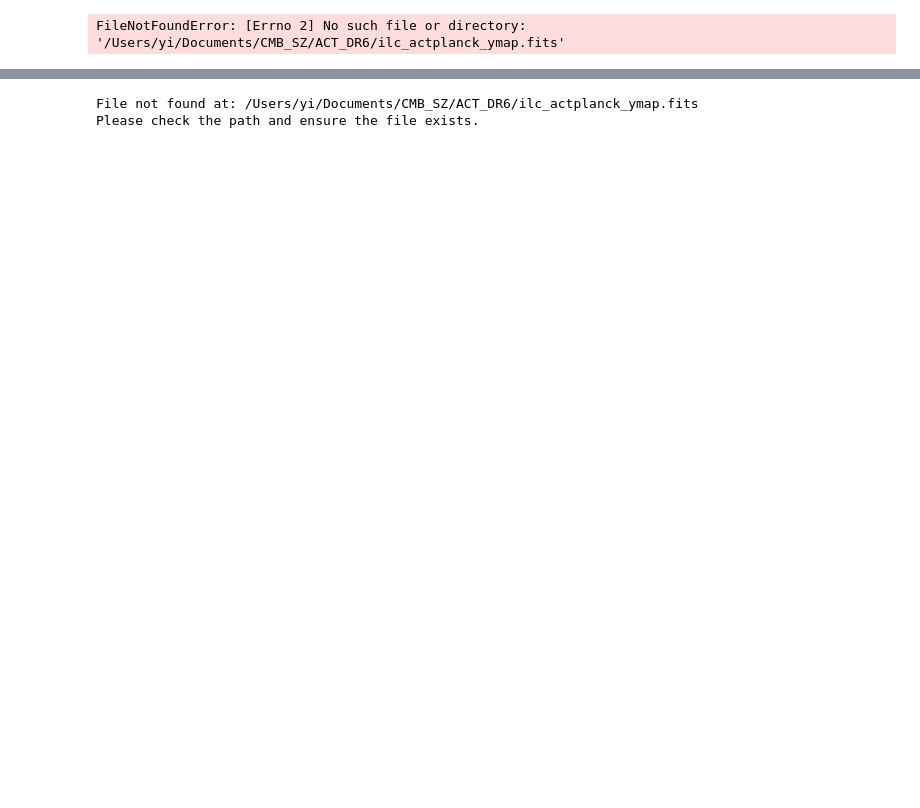
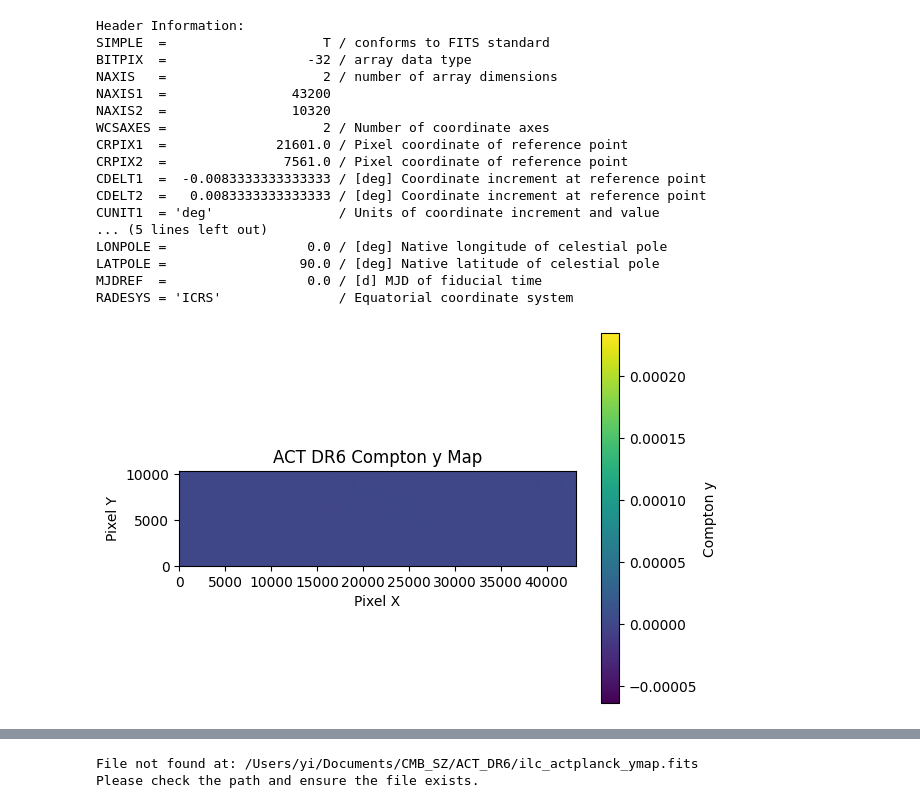
Before and after one commit to EntropYii/ACTxDESI, a Jupyter notebook: ACT_DR6_comptonY.ipynb, the cells around one changed output, grey strips where cells are left out. Cells and saved outputs as stored; diff of their text form; code cells hidden in the pictures; blank space fills up the shorter version.

```diff
--- a/ACT_DR6_comptonY.ipynb
+++ b/ACT_DR6_comptonY.ipynb
@@ -1,25 +1,42 @@
 # %%
 from astropy.io import fits
 import matplotlib.pyplot as plt
 
 Home = "/Users/yi/Documents/CMB_SZ"
 # Load the FITS file
-filename = Home + '/ACT_DR6/ilc_actplanck_ymap.fits'
+filename = Home + '/ymap/ilc_actplanck_ymap.fits'
 with fits.open(filename) as hdul:
     # Print header information
     header = hdul[0].header
     print("Header Information:")
     print(repr(header))
 
     # Load the data from the primary HDU (Header Data Unit)
     data = hdul[0].data
 
 # Plot the data
 plt.imshow(data, origin='lower', cmap='viridis')
 plt.colorbar(label='Compton y')
 plt.xlabel('Pixel X')
 plt.ylabel('Pixel Y')
 plt.title('ACT DR6 Compton y Map')
 plt.show()
 # %% [output]
-FileNotFoundError: [Errno 2] No such file or directory: '/Users/yi/Documents/CMB_SZ/ACT_DR6/ilc_actplanck_ymap.fits'
+Header Information:
+SIMPLE  =                    T / conforms to FITS standard
+BITPIX  =                  -32 / array data type
+NAXIS   =                    2 / number of array dimensions
+NAXIS1  =                43200
+NAXIS2  =                10320
+WCSAXES =                    2 / Number of coordinate axes
+CRPIX1  =              21601.0 / Pixel coordinate of reference point
+CRPIX2  =               7561.0 / Pixel coordinate of reference point
+CDELT1  =  -0.0083333333333333 / [deg] Coordinate increment at reference point
+CDELT2  =   0.0083333333333333 / [deg] Coordinate increment at reference point
+CUNIT1  = 'deg'                / Units of coordinate increment and value
+... (5 lines left out)
+LONPOLE =                  0.0 / [deg] Native longitude of celestial pole
+LATPOLE =                 90.0 / [deg] Native latitude of celestial pole
+MJDREF  =                  0.0 / [d] MJD of fiducial time
+RADESYS = 'ICRS'               / Equatorial coordinate system
+[figure, added]
```
Also changed, not shown: parts of 1 cell of this notebook.
